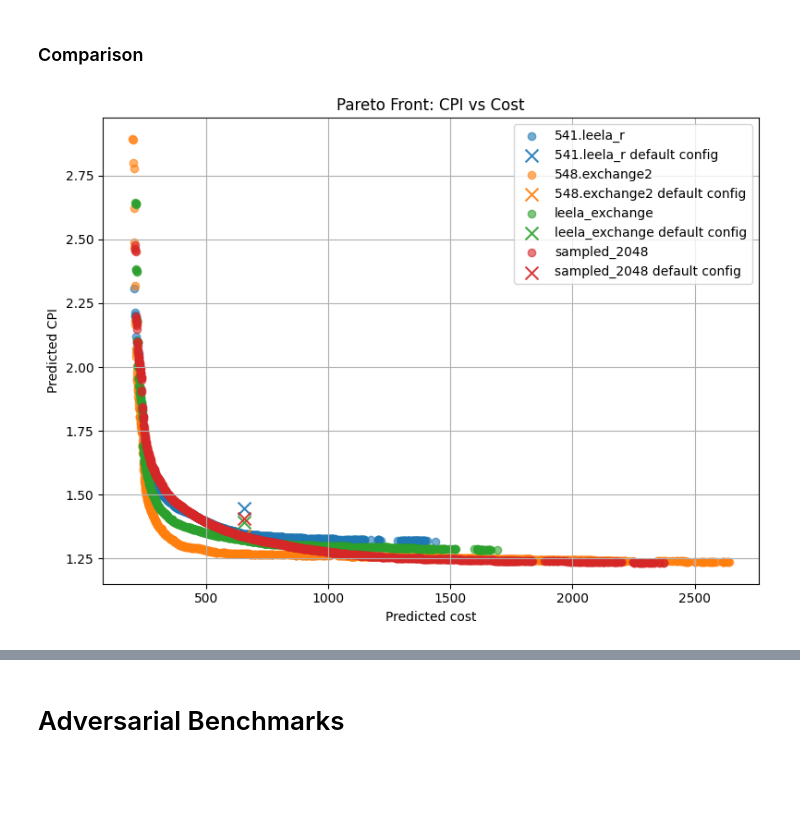
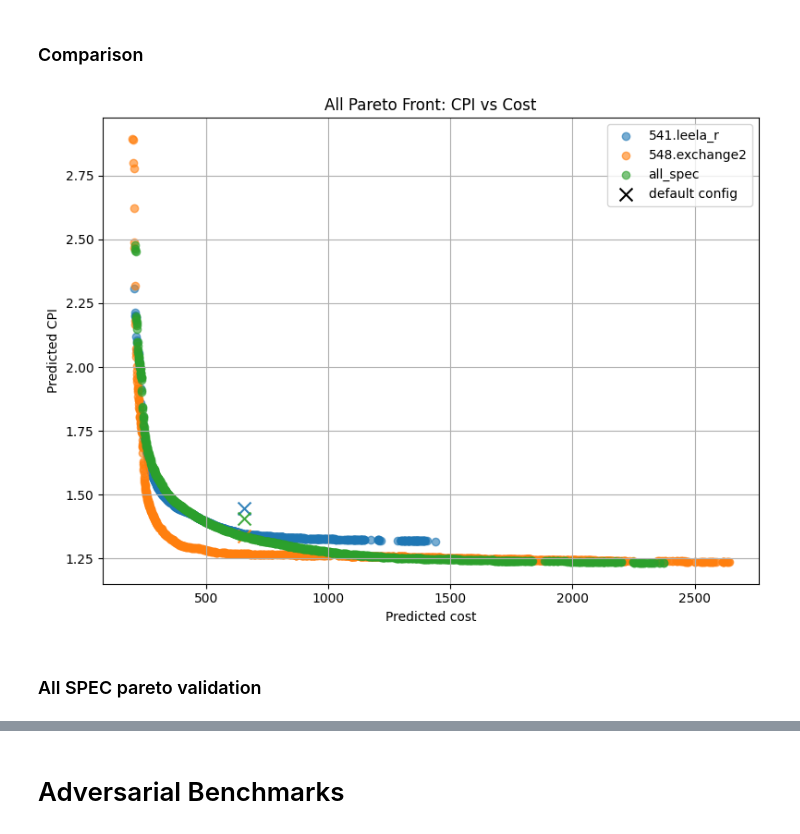
Before and after one commit to ronitnag04/peregrine, a Jupyter notebook: ml_model/analysis.ipynb, the cells around one changed output, grey strips where cells are left out. Saved outputs shown, nothing was run; the diff lists cells and outputs as text; code cells hidden in the pictures; blank space fills up the shorter version.

```diff
--- a/ml_model/analysis.ipynb
+++ b/ml_model/analysis.ipynb
@@ -1006,33 +1052,0 @@ fig.savefig("pareto_fronts/548.exchange2_r_pareto_cpi_vs_cost.png", bbox_inches=
-# %%
-with open("pareto_fronts/leela_exchange.json", "r") as f:
-    pareto_front = json.load(f)
-# %%
-pareto_points = []
-for point in pareto_front['pareto_front']:
-    pareto_points.append({
-        'predicted_cpi': point['predicted_cpi'],
-        'predicted_cost': point['predicted_cost'],
-        'validation_candidate': point['validation_candidate']
-    })
-# %%
-cost = np.array([p["predicted_cost"] for p in pareto_points])
-cpi = np.array([p["predicted_cpi"] for p in pareto_points])
-is_validation = np.array([p.get("validation_candidate", False) for p in pareto_points])
-default_cpi = pareto_front["baseline"]["predicted_cpi"]
-default_cost = pareto_front["baseline"]["predicted_cost"]
-pareto_graphs["leela_exchange"] = (cost, cpi, is_validation, default_cost, default_cpi)
-
-fig, ax = plt.subplots(figsize=(8, 6))
-ax.scatter(cost[~is_validation], cpi[~is_validation], c="blue", label="all pareto points", alpha=0.6)
-ax.scatter(cost[is_validation], cpi[is_validation], c="red", label="candidate pareto points", alpha=0.9)
-ax.scatter(default_cost, default_cpi, c="green", label="default config", alpha=0.9)
-
-ax.set_xlabel("Predicted cost")
-ax.set_ylabel("Predicted CPI")
-ax.set_title("Pareto Front: CPI vs Cost")
-ax.legend()
-ax.grid(True)
-
-plt.tight_layout()
-plt.show()
-fig.savefig("pareto_fronts/leela_exchange_r_pareto_cpi_vs_cost.png", bbox_inches="tight")
@@ -1057,7 +1069,7 @@ cpi = np.array([p["predicted_cpi"] for p in pareto_points])
 is_validation = np.array([p.get("validation_candidate", False) for p in pareto_points])
 default_cpi = pareto_front["baseline"]["predicted_cpi"]
 default_cost = pareto_front["baseline"]["predicted_cost"]
-pareto_graphs["sampled_2048"] = (cost, cpi, is_validation, default_cost, default_cpi)
+pareto_graphs["all_spec"] = (cost, cpi, is_validation, default_cost, default_cpi)
 
 fig, ax = plt.subplots(figsize=(8, 6))
 ax.scatter(cost[~is_validation], cpi[~is_validation], c="blue", label="all pareto points", alpha=0.6)
@@ -1072,7 +1084,7 @@ ax.grid(True)
 
 plt.tight_layout()
 plt.show()
-fig.savefig("pareto_fronts/sampled_2048_pareto_cpi_vs_cost.png", bbox_inches="tight")
+fig.savefig("pareto_fronts/all_spec_pareto_cpi_vs_cost.png", bbox_inches="tight")
 # %% [output]
 [figure]
 # %% [markdown]
@@ -1080,20 +1092,25 @@ fig.savefig("pareto_fronts/sampled_2048_pareto_cpi_vs_cost.png", bbox_inches="ti
 # %%
 fig, ax = plt.subplots(figsize=(8, 6))
 color_cycle = iter(plt.rcParams["axes.prop_cycle"].by_key()["color"])
 
 for benchmark, (cost, cpi, is_validation, default_cost, default_cpi) in pareto_graphs.items():
     color = next(color_cycle)
     ax.scatter(cost, cpi, label=f"{benchmark}", alpha=0.6, color=color)
-    ax.scatter(default_cost, default_cpi, marker="x", s=100, label=f"{benchmark} default config", alpha=0.9, color=color)
+    ax.scatter(default_cost, default_cpi, marker="x", s=100, color=color, alpha=0.9)
+
+# Add a single legend entry for the default config
+ax.scatter([], [], marker="x", s=100, color="black", label="default config")
 
 ax.set_xlabel("Predicted cost")
 ax.set_ylabel("Predicted CPI")
-ax.set_title("Pareto Front: CPI vs Cost")
+ax.set_title("All Pareto Front: CPI vs Cost")
 ax.legend()
 ax.grid(True)
 
 plt.tight_layout()
 plt.show()
 fig.savefig("pareto_fronts/comparison_pareto_cpi_vs_cost.png", bbox_inches="tight")
 # %% [output]
-[figure, old version]
+[figure, new version]
+# %% [markdown]
+### All SPEC pareto validation
```
Also changed, not shown: parts of 27 cells of this notebook, 3 other files.
